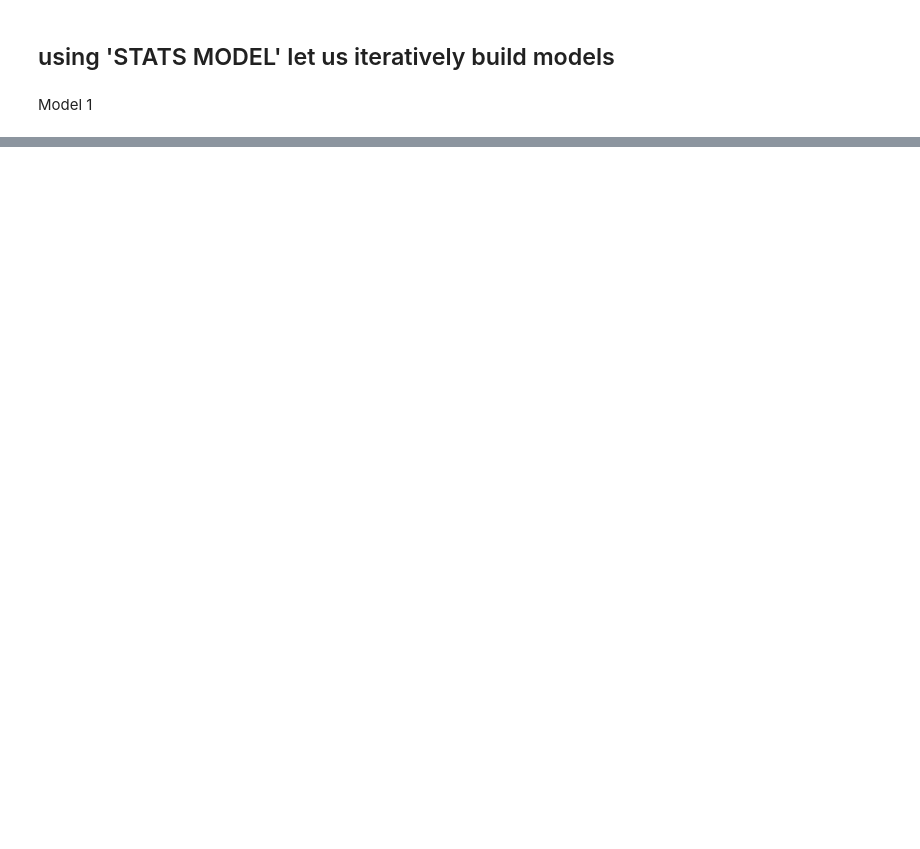
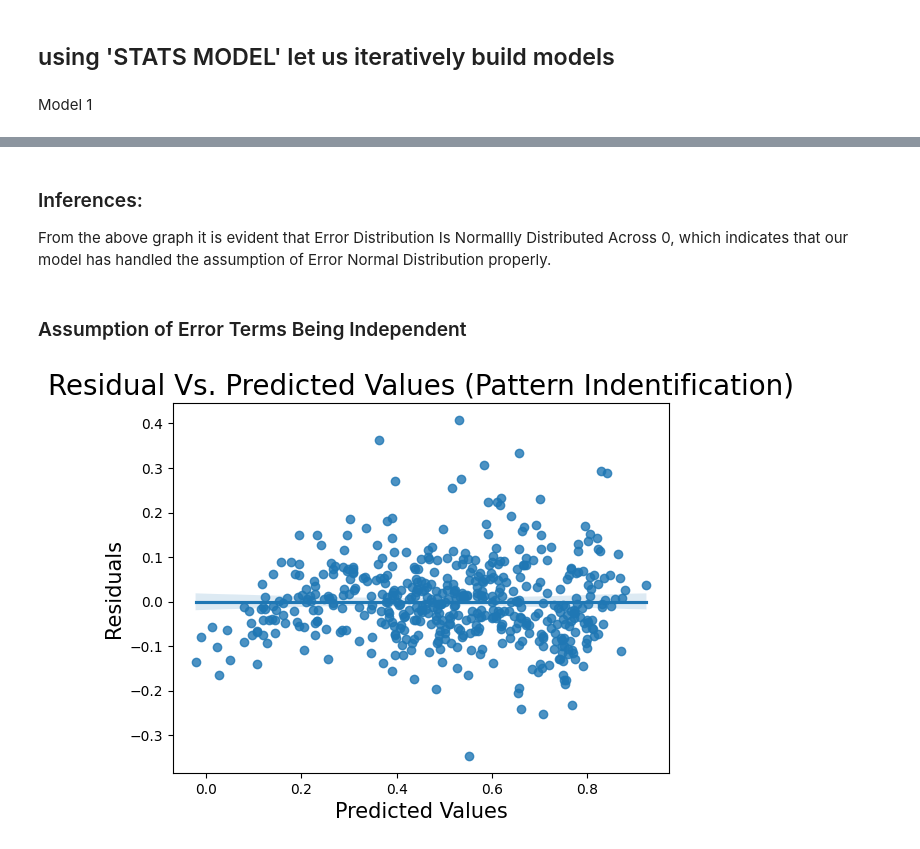
Before and after one commit to aravindvcyber/Bike_Sharing_Multiple_Linear_Regression, a Jupyter notebook: Bike_Sharing_Multiple_Linear_Regression.ipynb, the cells around one changed output, grey strips where cells are left out. Drawn from its saved outputs; the diff is of its cells as text; code cells hidden in the pictures; blank space fills up the shorter version.

```diff
--- a/Bike_Sharing_Multiple_Linear_Regression.ipynb
+++ b/Bike_Sharing_Multiple_Linear_Regression.ipynb
@@ -656,0 +1206,15 @@ print(lr1.summary())
+# %% [markdown]
+### Inferences:
+From the above graph it is evident that Error Distribution Is Normallly Distributed Across 0, which indicates that our model has handled the assumption of Error Normal Distribution properly.
+# %% [markdown]
+### Assumption of Error Terms Being Independent
+# %%
+#2 Assumption of Error Terms Being Independent
+
+sns.regplot(x=y_train_pred, y=residual)
+plt.title('Residual Vs. Predicted Values (Pattern Indentification)', fontdict={'fontsize': 20})
+plt.xlabel('Predicted Values', fontdict={'fontsize': 15})
+plt.ylabel('Residuals', fontdict={'fontsize': 15})
+plt.show()
+# %% [output]
+[figure, added]
```
Also changed, not shown: parts of 91 cells of this notebook.
